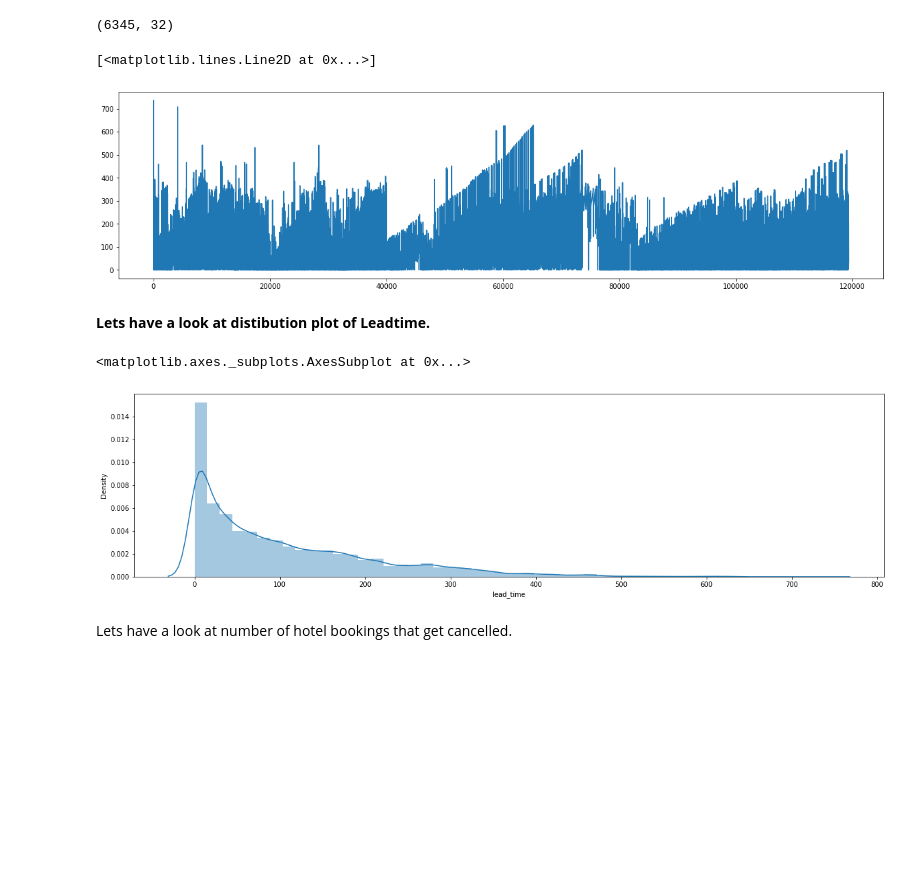
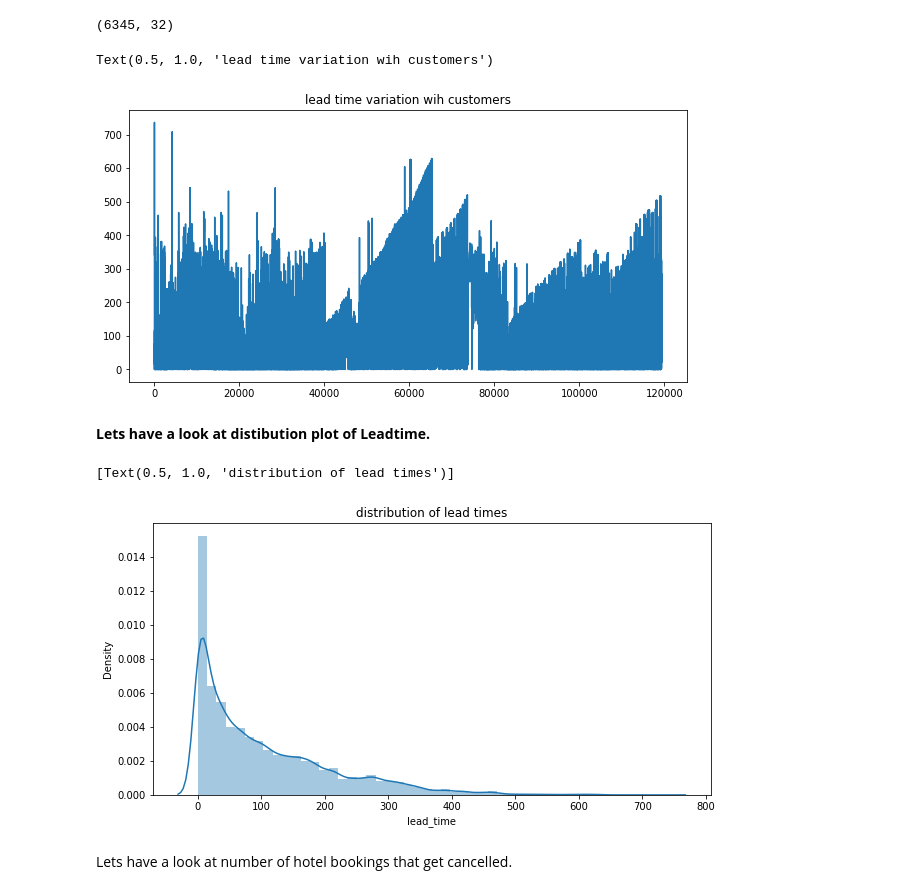
Before and after one commit to dkd99/hotel-booking-analysis, a Jupyter notebook: Hotel_Booking_Analysis_Capstone_Project.ipynb, the cells around one changed output. Saved outputs shown, nothing was run; the diff lists cells and outputs as text; code cells hidden in the pictures; blank space fills up the shorter version.

```diff
--- a/Hotel_Booking_Analysis_Capstone_Project.ipynb
+++ b/Hotel_Booking_Analysis_Capstone_Project.ipynb
@@ -147,19 +178,20 @@ hotel_df[hotel_df['lead_time']==0].shape
 # %% [output]
 (6345, 32)
 # %%
-plt.rcParams["figure.figsize"] = (20,5)
+plt.rcParams["figure.figsize"] = (10,5)
 # %%
 plt.plot(hotel_df['lead_time'])
+plt.title('lead time variation wih customers')
 # %% [output]
-[<matplotlib.lines.Line2D at 0x...>]
+Text(0.5, 1.0, 'lead time variation wih customers')
-[figure, old version]
+[figure, new version]
 # %% [markdown]
 **Lets have a look at distibution plot of Leadtime.**
 # %%
-sns.distplot(hotel_df['lead_time'],hist=True)
+sns.distplot(hotel_df['lead_time'],hist=True ).set(title='distribution of lead times')
 # %% [output]
-<matplotlib.axes._subplots.AxesSubplot at 0x...>
+[Text(0.5, 1.0, 'distribution of lead times')]
-[figure, old version]
+[figure, new version]
 # %% [markdown]
 Lets have a look at number of hotel bookings that get cancelled.
 # %%
```
Also changed, not shown: parts of 55 cells of this notebook.
